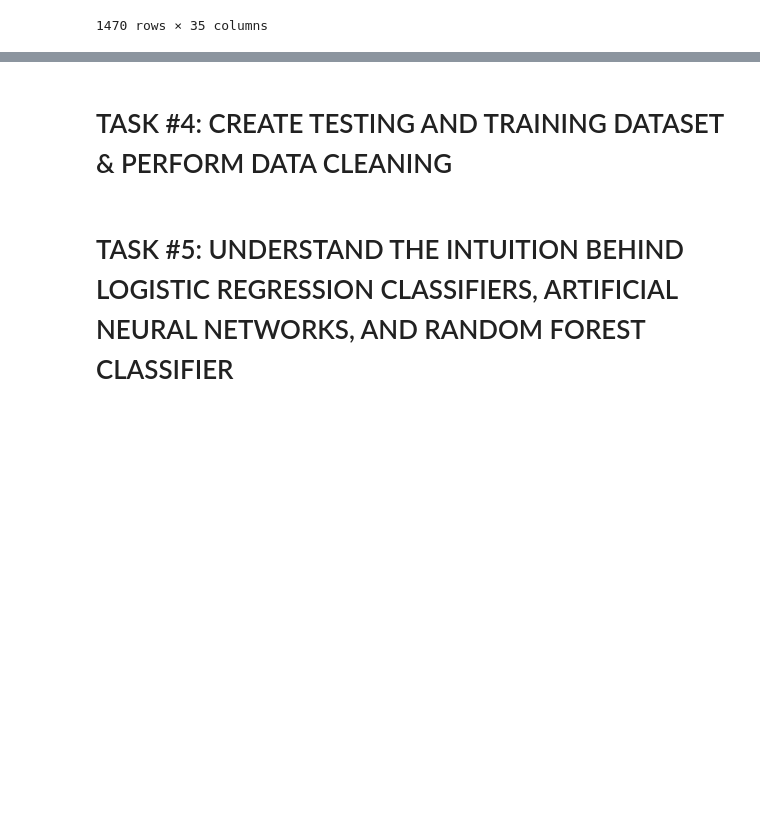
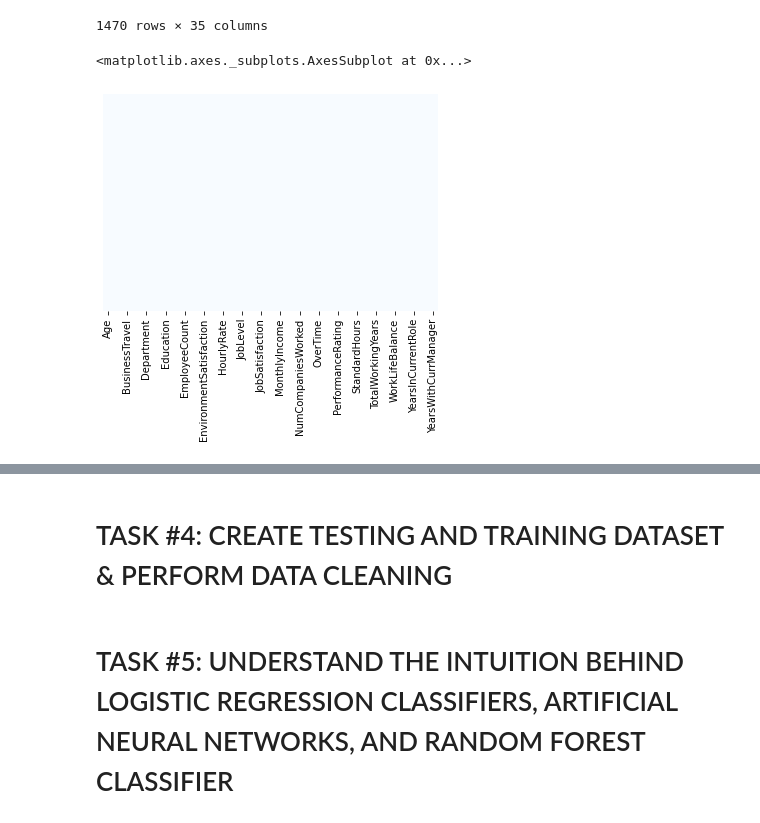
Before and after one commit to lavarius/DSCaseStudies, a Jupyter notebook: CS_Human_Resources_Department_Skeleton.ipynb, the cells around one changed output, grey strips where cells are left out. Saved outputs shown, nothing was run; the diff lists cells and outputs as text; code cells hidden in the pictures; blank space fills up the shorter version.

```diff
--- a/CS_Human_Resources_Department_Skeleton.ipynb
+++ b/CS_Human_Resources_Department_Skeleton.ipynb
@@ -83,4 +83,9 @@ employee_df
 1470 rows × 35 columns
 # %%
 # Let's see if we have any missing data, luckily we don't!
+# seaborn library heatmap, cbar false b/c binary
+sns.heatmap(employee_df.isnull(), yticklabels = False, cbar = False, cmap = 'Blues')
+# %% [output]
+<matplotlib.axes._subplots.AxesSubplot at 0x...>
+[figure, added]
 # %%
```
Also changed, not shown: parts of 3 cells of this notebook.
